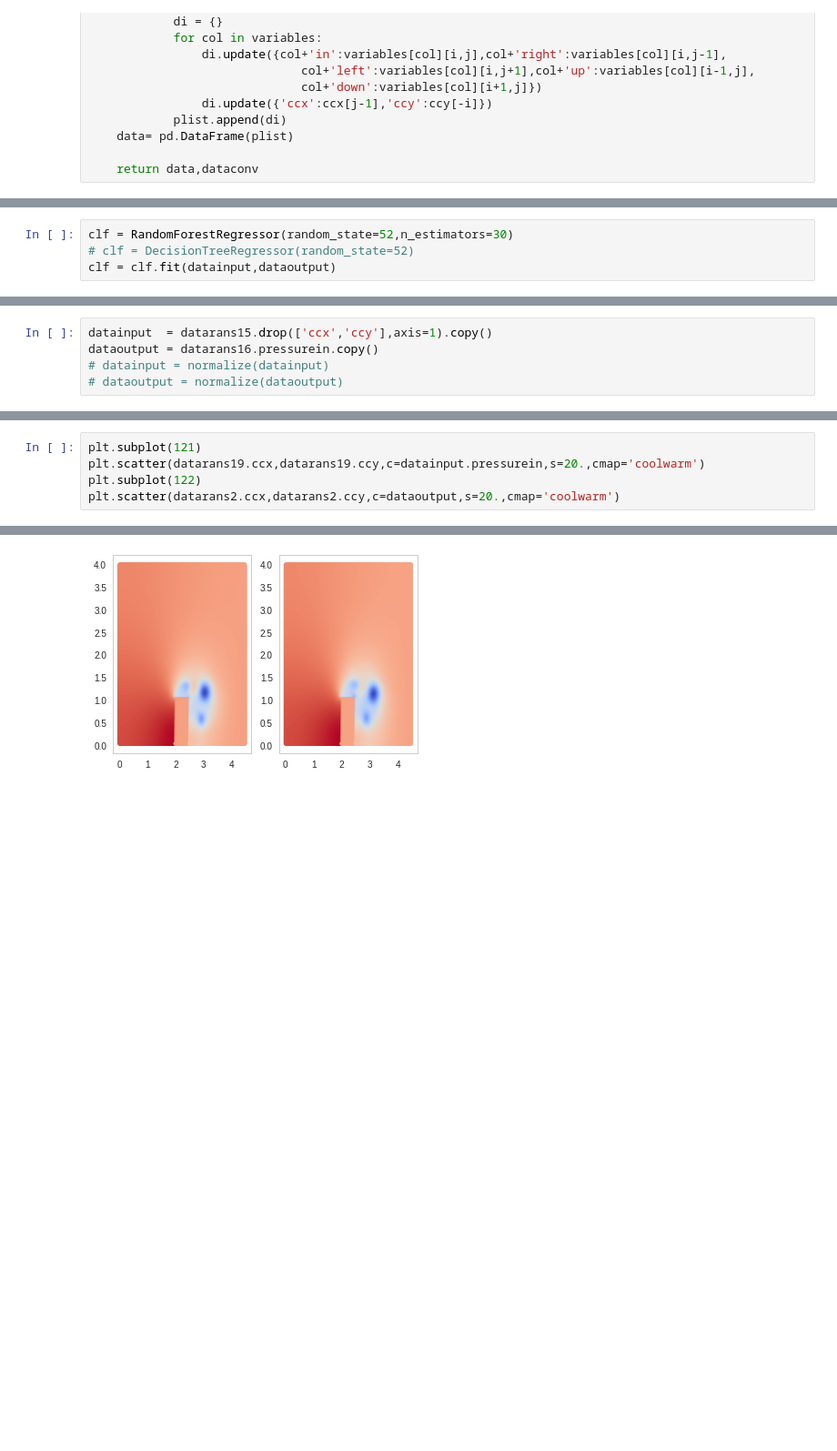
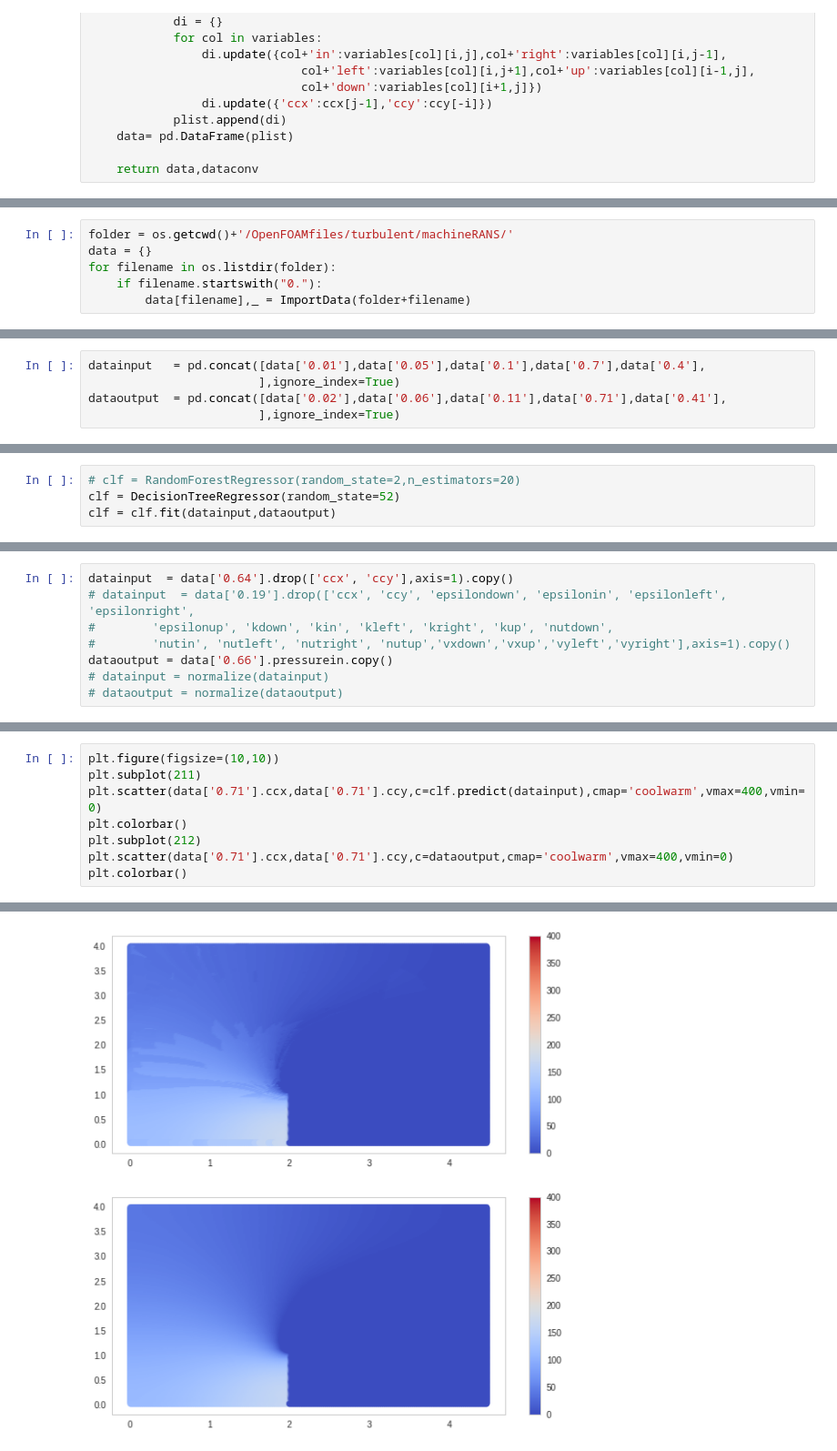
Before and after one commit to davibarreira/navierstokes-machine, a Jupyter notebook: Turbulence-ML.ipynb, the cells around one changed output, grey strips where cells are left out. Shown at 91% size. Saved outputs shown, nothing was run; the diff lists cells and outputs as text; blank space fills up the shorter version.

```diff
--- a/Turbulence-ML.ipynb
+++ b/Turbulence-ML.ipynb
@@ -109,0 +72,6 @@ dataoutput = pd.concat([datarans02,datarans06,datarans11,datarans2],ignore_index
+# %%
+folder = os.getcwd()+'/OpenFOAMfiles/turbulent/machineRANS/'
+data = {}
+for filename in os.listdir(folder):
+    if filename.startswith("0."):
+        data[filename],_ = ImportData(folder+filename)
@@ -110,2 +81,7 @@ dataoutput = pd.concat([datarans02,datarans06,datarans11,datarans2],ignore_index
+# %%
+datainput   = pd.concat([data['0.01'],data['0.05'],data['0.1'],data['0.7'],data['0.4'],
+                        ],ignore_index=True)
+dataoutput  = pd.concat([data['0.02'],data['0.06'],data['0.11'],data['0.71'],data['0.41'],
+                        ],ignore_index=True)
 # %%
 datainput  = datainput.drop(['ccx','ccy'],axis=1).copy()
@@ -113,8 +92,8 @@ dataoutput = dataoutput.pressurein.copy()
 # datainput = normalize(datainput)
 # dataoutput= normalize(dataoutput)
 # %%
-clf = RandomForestRegressor(random_state=52,n_estimators=30)
-# clf = DecisionTreeRegressor(random_state=52)
+# clf = RandomForestRegressor(random_state=2,n_estimators=20)
+clf = DecisionTreeRegressor(random_state=52)
 clf = clf.fit(datainput,dataoutput)
 # %%
 print(r2_score(dataoutput,clf.predict(datainput)))
@@ -125,6 +106,9 @@ print(r2_score(dataoutput,datainput.pressurein))
 # %%
-datainput  = datarans15.drop(['ccx','ccy'],axis=1).copy()
-dataoutput = datarans16.pressurein.copy()
+datainput  = data['0.64'].drop(['ccx', 'ccy'],axis=1).copy()
+# datainput  = data['0.19'].drop(['ccx', 'ccy', 'epsilondown', 'epsilonin', 'epsilonleft', 'epsilonright',
+#        'epsilonup', 'kdown', 'kin', 'kleft', 'kright', 'kup', 'nutdown',
+#        'nutin', 'nutleft', 'nutright', 'nutup','vxdown','vxup','vyleft','vyright'],axis=1).copy()
+dataoutput = data['0.66'].pressurein.copy()
 # datainput = normalize(datainput)
 # dataoutput = normalize(dataoutput)
 # %%
@@ -136,6 +121,9 @@ print(r2_score(dataoutput,datainput.pressurein))
 # %%
-plt.subplot(121)
-plt.scatter(datarans19.ccx,datarans19.ccy,c=datainput.pressurein,s=20.,cmap='coolwarm')
-plt.subplot(122)
-plt.scatter(datarans2.ccx,datarans2.ccy,c=dataoutput,s=20.,cmap='coolwarm')
+plt.figure(figsize=(10,10))
+plt.subplot(211)
+plt.scatter(data['0.71'].ccx,data['0.71'].ccy,c=clf.predict(datainput),cmap='coolwarm',vmax=400,vmin=0)
+plt.colorbar()
+plt.subplot(212)
+plt.scatter(data['0.71'].ccx,data['0.71'].ccy,c=dataoutput,cmap='coolwarm',vmax=400,vmin=0)
+plt.colorbar()
 # %% [output]
@@ -143 +131 @@ plt.scatter(datarans2.ccx,datarans2.ccy,c=dataoutput,s=20.,cmap='coolwarm')
-[figure, old version]
+[figure, new version]
```
Also changed, not shown: parts of 8 cells of this notebook, 58 other files.
